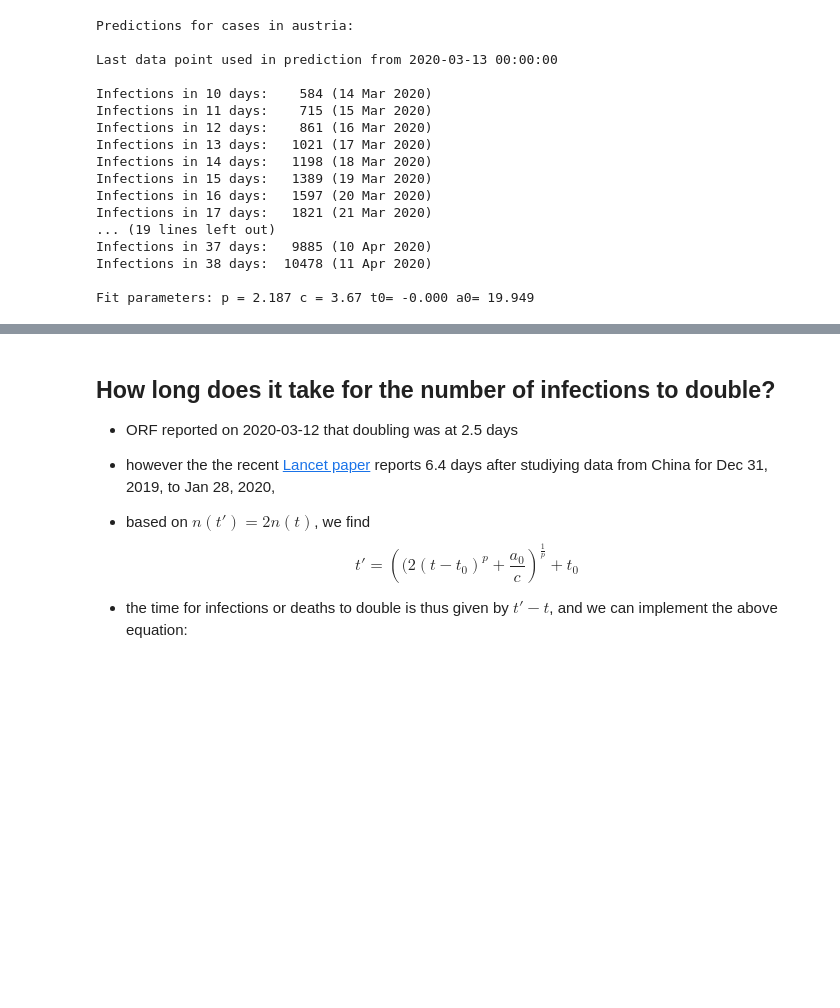
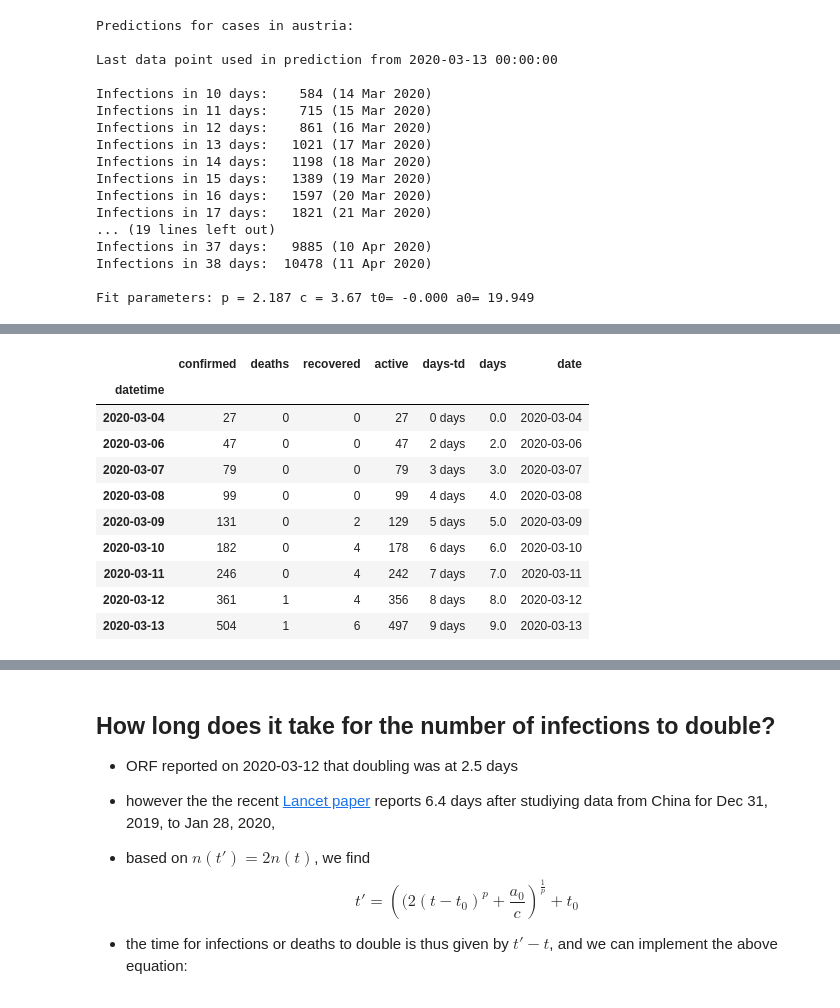
Before and after one commit to danielw2904/Austria-COVID-19, a Jupyter notebook: Austria.ipynb, the cells around one changed output, grey strips where cells are left out. Saved outputs shown, nothing was run; the diff lists cells and outputs as text; code cells hidden in the pictures; blank space fills up the shorter version.

```diff
--- a/Austria.ipynb
+++ b/Austria.ipynb
@@ -443,0 +497,14 @@ insert("data/austria-predicted-infections.txt", "README.md", tag_start="[table1]
+# %%
+country
+# %% [output]
+|  | confirmed | deaths | recovered | active | days-td | days | date |
+| datetime |  |  |  |  |  |  |  |
+| 2020-03-04 | 27 | 0 | 0 | 27 | 0 days | 0.0 | 2020-03-04 |
+| 2020-03-06 | 47 | 0 | 0 | 47 | 2 days | 2.0 | 2020-03-06 |
+| 2020-03-07 | 79 | 0 | 0 | 79 | 3 days | 3.0 | 2020-03-07 |
+| 2020-03-08 | 99 | 0 | 0 | 99 | 4 days | 4.0 | 2020-03-08 |
+| 2020-03-09 | 131 | 0 | 2 | 129 | 5 days | 5.0 | 2020-03-09 |
+| 2020-03-10 | 182 | 0 | 4 | 178 | 6 days | 6.0 | 2020-03-10 |
+| 2020-03-11 | 246 | 0 | 4 | 242 | 7 days | 7.0 | 2020-03-11 |
+| 2020-03-12 | 361 | 1 | 4 | 356 | 8 days | 8.0 | 2020-03-12 |
+| 2020-03-13 | 504 | 1 | 6 | 497 | 9 days | 9.0 | 2020-03-13 |
```
Also changed, not shown: parts of 7 cells of this notebook, 8 other files.
